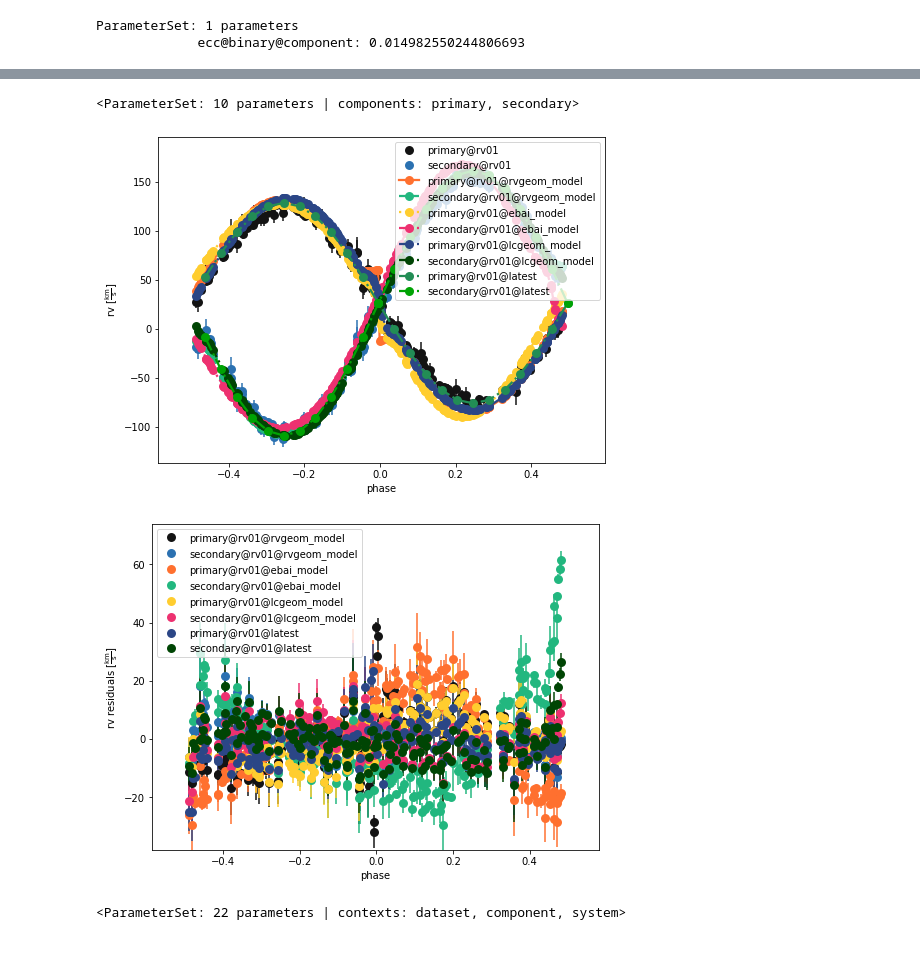
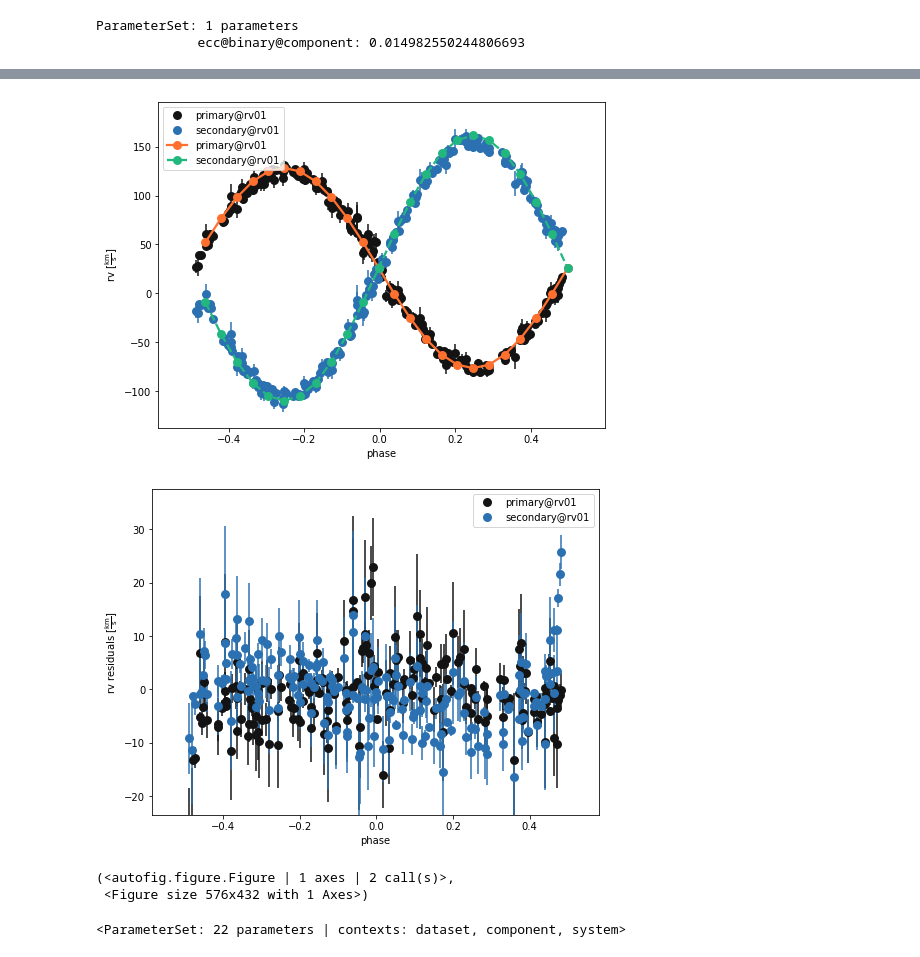
Before and after one commit to phoebe-project/phoebe2-workshop, a Jupyter notebook: Tutorial_08b_optimizers.ipynb, the cells around one changed output, grey strips where cells are left out. Cells and saved outputs as stored; diff of their text form; code cells hidden in the pictures.

```diff
--- a/Tutorial_08b_optimizers.ipynb
+++ b/Tutorial_08b_optimizers.ipynb
@@ -42,6 +37,7 @@ b.add_solver('optimizer.nelder_mead',  solver='nm_solver', compute='nm_fit')
 # %%
+
 #change max iterations
-b.set_value('maxiter', 25)
+b.set_value('maxiter', solver='nm_solver', value=20)
 # %%
 #disable lc and fit rvs
 b.disable_dataset('lc01')
@@ -74,3 +58,0 @@ ParameterSet: 1 parameters
-# %%
-b.add_distribution({'vgamma@system': phoebe.uniform(10,40),
-                    'q@binary': phoebe.uniform(0.6,0.9)}, distribution='dist01')
@@ -100,14 +73,14 @@ ParameterSet: 4 parameters
 # %%
 #compute model and check fit
 b.run_compute('nm_fit', solution='nm_solution', sample_num=1)
+
+b.plot(kind='rv', x='phases', show=True, legend=True, marker = 'o')
+b.plot(kind='rv', x='phases', y='residuals', show=True, legend=True, marker = 'o')
 # %% [output]
+[figure, added]
+[figure, added]
-<ParameterSet: 10 parameters | components: primary, secondary>
+(<autofig.figure.Figure | 1 axes | 2 call(s)>,
+ <Figure size 576x432 with 1 Axes>)
-# %%
-_ = b.plot(kind='rv', x='phases', show=True, legend=True, marker = 'o')
-_ = b.plot(kind='rv', x='phases', y='residuals', show=True, legend=True, marker = 'o')
-# %% [output]
-[figure, removed]
-[figure, removed]
 # %%
 b.adopt_solution('nm_solution')
 # %% [output]
```
Also changed, not shown: parts of 42 cells of this notebook.
